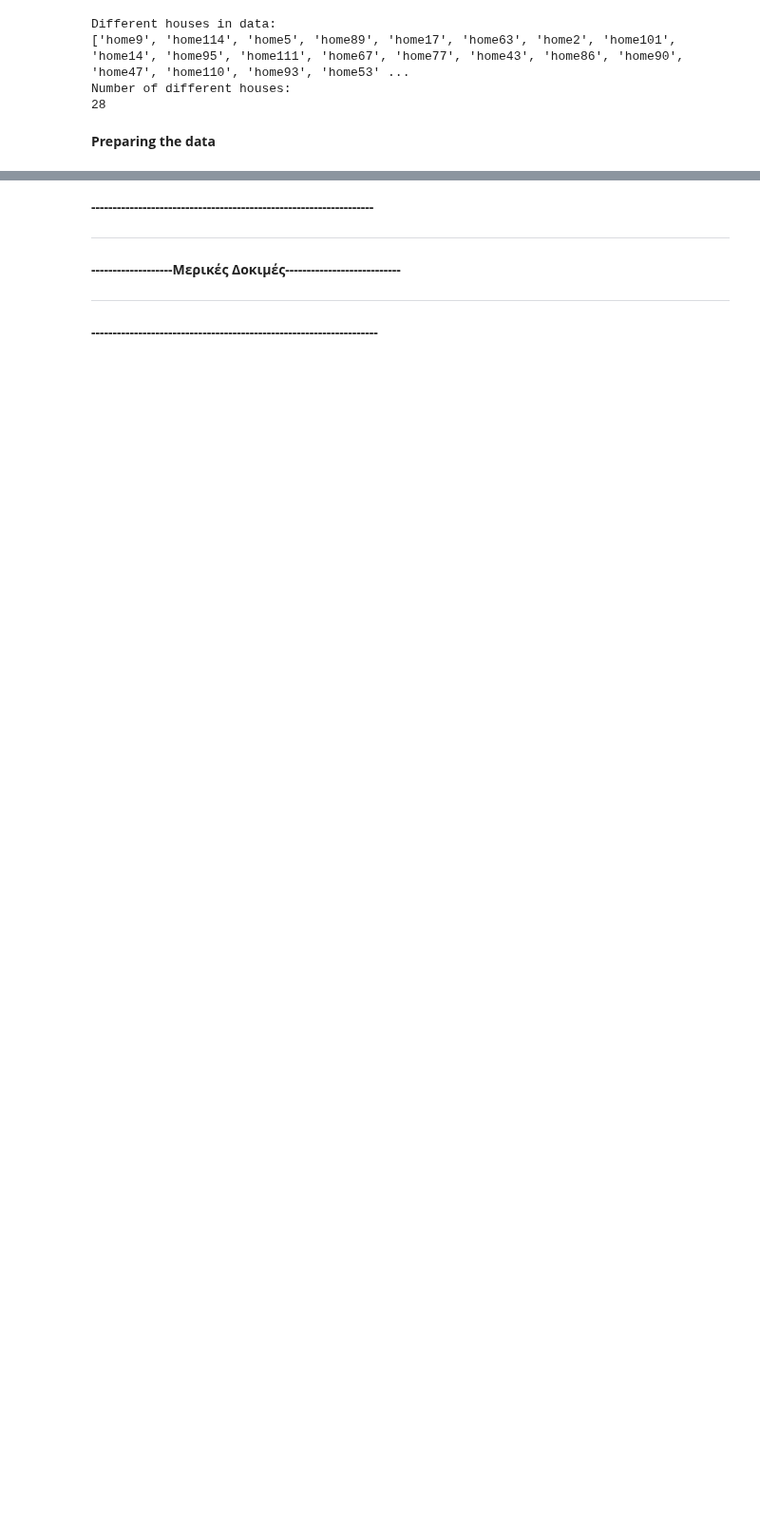
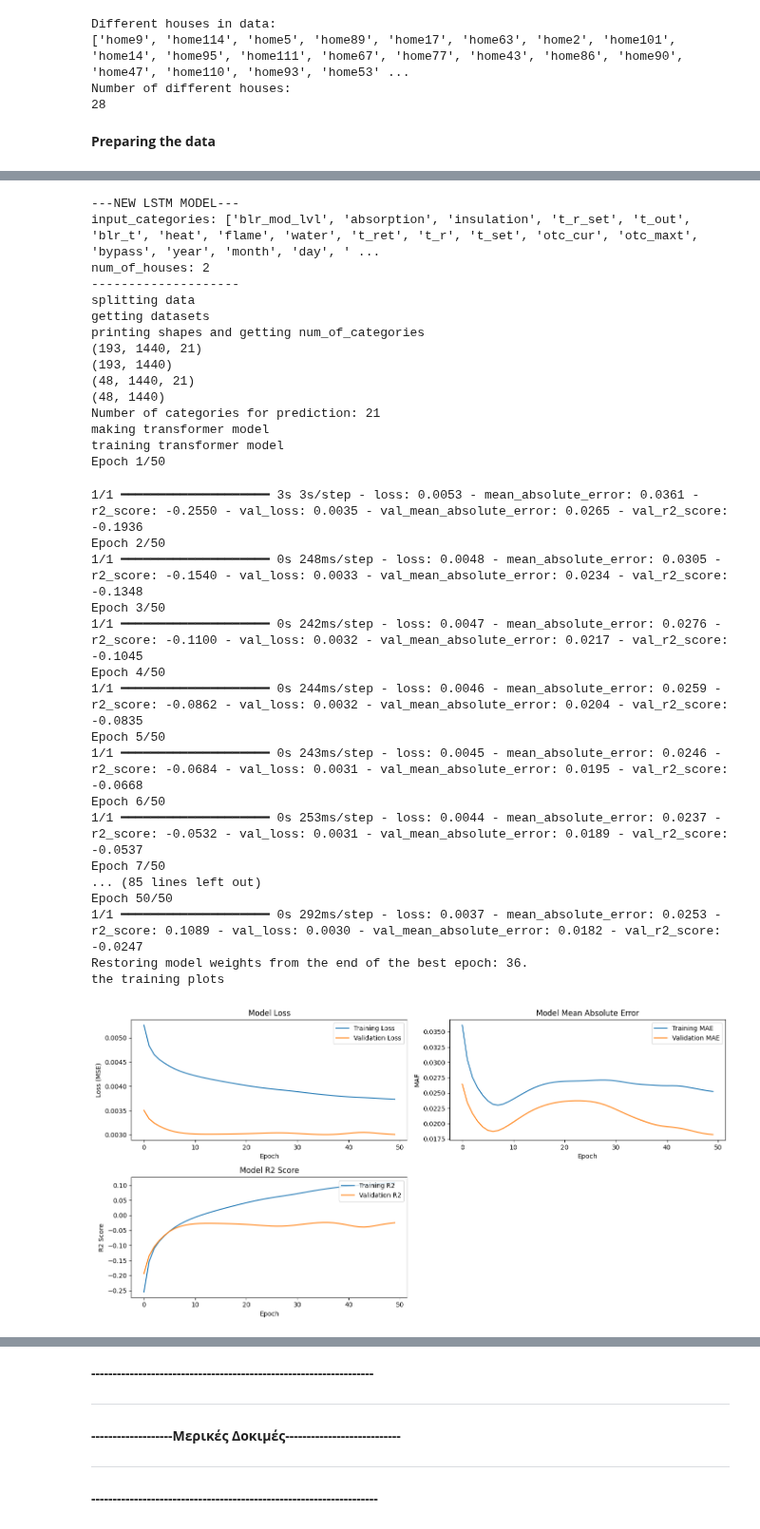
Before and after one commit to GeorgiosKalaras/boilers, a Jupyter notebook: code/lstm_processing_data.ipynb, the cells around one changed output, grey strips where cells are left out. Shown at 95% size. Cells and saved outputs as stored; diff of their text form; code cells hidden in the pictures; blank space fills up the shorter version.

```diff
--- a/code/lstm_processing_data.ipynb
+++ b/code/lstm_processing_data.ipynb
@@ -97,11 +113,12 @@ def prepare_data_2(house_data, input_categories, output_category, minutes_per_da
     return input_data, output_data
 # %%
 # function for getting input and target data
-def input_target_split (data, input_categories, selected_houses, output_category='normalized_blr_mod_lvl'):
-    filtered_data = data[['house_id', 'time', 'normalized_blr_mod_lvl', 'normalized_absorption', 'normalized_insulation', 'normalized_t_r_set', 'normalized_t_out']].copy()
+def input_target_split (data, input_categories, selected_houses, output_category='blr_mod_lvl'):
+    #filtered_data = data[all_categories].copy()
+    filtered_data = data.copy()
     input_chosen_categories = []
-    for cat in input_categories:
-        input_chosen_categories.append('normalized_'+cat)
+    #for cat in input_categories:
+    #    input_chosen_categories.append('normalized_'+cat)
 
     # We have 1440 minutes per day
     minutes_per_day = 1440
@@ -112,7 +129,7 @@ def input_target_split (data, input_categories, selected_houses, output_category
     for house_id in selected_houses:
         house_data = filtered_data[filtered_data['house_id'] == house_id]
         house_data = house_data.sort_values(by='time')
-        input_data, target_data = prepare_data_2(house_data, input_chosen_categories, output_category)
+        input_data, target_data = prepare_data_2(house_data, input_categories, output_category)
         input_data_list.append(input_data)
         target_data_list.append(target_data)
 
@@ -719,0 +624,52 @@ the training plots
+# %%
+# training model with all categories as input
+
+# !! re-running model training for first category and first few houses !!
+# !! testing training with 50 seasons (patience: 25)
+batch_size=512
+
+input_categories = prediction_categories
+test_values_per_house, test_dataset_per_house = get_test_data_per_house(input_categories, batch_size=batch_size, category='blr_mod_lvl', output_category='blr_mod_lvl')
+#for num_of_houses in possible_num_of_houses[2]:
+num_of_houses = 2
+print("---NEW LSTM MODEL---")
+print("input_categories: "+str(input_categories))
+print("num_of_houses: "+str(num_of_houses))
+print("--------------------")
+model, history, input_categories, num_of_houses = lstm_model_complete(train_data, val_data, input_categories, num_of_houses, batch_size=batch_size, output_category='blr_mod_lvl')
+doing_testing(model, input_categories, num_of_houses, test_values_per_house, test_dataset_per_house, category='blr_mod_lvl', save_path='/content/drive/Othercomputers/My_Laptop/code/lstm_predictions/', path_to_lstm_error_metrics='/content/drive/Othercomputers/My_Laptop/code/lstm_error_metrics.csv')
+print("--------------------")
+# %% [output]
+---NEW LSTM MODEL---
+input_categories: ['blr_mod_lvl', 'absorption', 'insulation', 't_r_set', 't_out', 'blr_t', 'heat', 'flame', 'water', 't_ret', 't_r', 't_set', 'otc_cur', 'otc_maxt', 'bypass', 'year', 'month', 'day', ' ...
+num_of_houses: 2
+--------------------
+splitting data
+getting datasets
+printing shapes and getting num_of_categories
+(193, 1440, 21)
+(193, 1440)
+(48, 1440, 21)
+(48, 1440)
+Number of categories for prediction: 21
+making transformer model
+training transformer model
+Epoch 1/50
+1/1 ━━━━━━━━━━━━━━━━━━━━ 3s 3s/step - loss: 0.0053 - mean_absolute_error: 0.0361 - r2_score: -0.2550 - val_loss: 0.0035 - val_mean_absolute_error: 0.0265 - val_r2_score: -0.1936
+Epoch 2/50
+1/1 ━━━━━━━━━━━━━━━━━━━━ 0s 248ms/step - loss: 0.0048 - mean_absolute_error: 0.0305 - r2_score: -0.1540 - val_loss: 0.0033 - val_mean_absolute_error: 0.0234 - val_r2_score: -0.1348
+Epoch 3/50
+1/1 ━━━━━━━━━━━━━━━━━━━━ 0s 242ms/step - loss: 0.0047 - mean_absolute_error: 0.0276 - r2_score: -0.1100 - val_loss: 0.0032 - val_mean_absolute_error: 0.0217 - val_r2_score: -0.1045
+Epoch 4/50
+1/1 ━━━━━━━━━━━━━━━━━━━━ 0s 244ms/step - loss: 0.0046 - mean_absolute_error: 0.0259 - r2_score: -0.0862 - val_loss: 0.0032 - val_mean_absolute_error: 0.0204 - val_r2_score: -0.0835
+Epoch 5/50
+1/1 ━━━━━━━━━━━━━━━━━━━━ 0s 243ms/step - loss: 0.0045 - mean_absolute_error: 0.0246 - r2_score: -0.0684 - val_loss: 0.0031 - val_mean_absolute_error: 0.0195 - val_r2_score: -0.0668
+Epoch 6/50
+1/1 ━━━━━━━━━━━━━━━━━━━━ 0s 253ms/step - loss: 0.0044 - mean_absolute_error: 0.0237 - r2_score: -0.0532 - val_loss: 0.0031 - val_mean_absolute_error: 0.0189 - val_r2_score: -0.0537
+Epoch 7/50
+... (85 lines left out)
+Epoch 50/50
+1/1 ━━━━━━━━━━━━━━━━━━━━ 0s 292ms/step - loss: 0.0037 - mean_absolute_error: 0.0253 - r2_score: 0.1089 - val_loss: 0.0030 - val_mean_absolute_error: 0.0182 - val_r2_score: -0.0247
+Restoring model weights from the end of the best epoch: 36.
+the training plots
+[figure, added]
```
Also changed, not shown: parts of 23 cells of this notebook, 7 other files.
